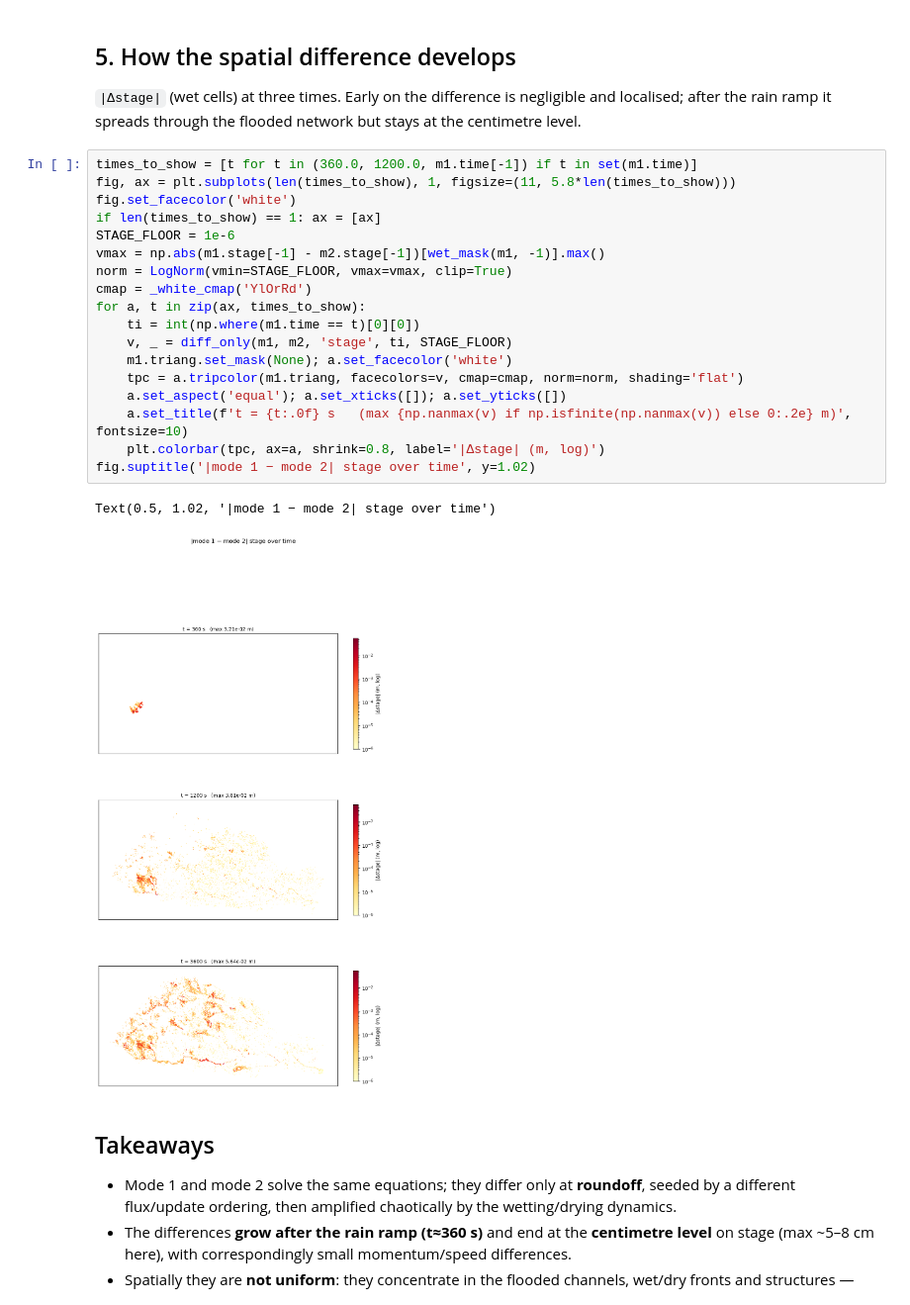
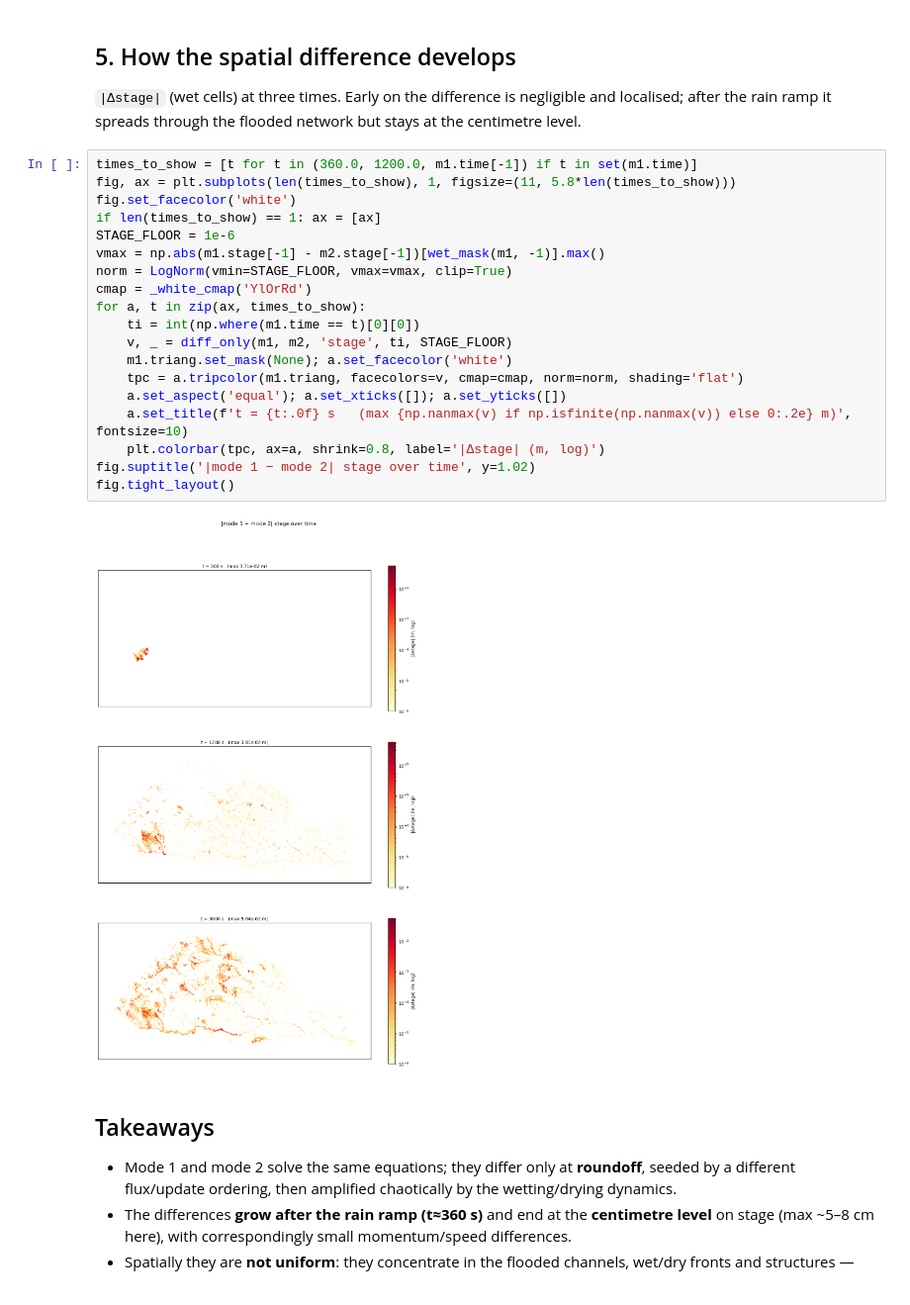
Before and after one commit to stoiver/anuga_core, a Jupyter notebook: validation_tests/case_studies/towradgi/compare_mode1_mode2.ipynb, the cells around one changed output. Shown at 99% size. Drawn from its saved outputs; the diff is of its cells as text.

Commit message:
docs(towradgi): tight_layout on the section-5 figure to match section 4
Section 4 called fig.tight_layout() but section 5 did not, so its stacked panels
kept default spacing and did not fill the figure as neatly. Add tight_layout();
the two stacked figures now compact identically (aspect 0.57 vs 0.59). Re-executed,
0 errors, 3 figures.

Co-Authored-By: Claude Opus 4.8 <noreply@anthropic.com>

```diff
--- a/validation_tests/case_studies/towradgi/compare_mode1_mode2.ipynb
+++ b/validation_tests/case_studies/towradgi/compare_mode1_mode2.ipynb
@@ -168,24 +168,24 @@ level.
 # %%
 times_to_show = [t for t in (360.0, 1200.0, m1.time[-1]) if t in set(m1.time)]
 fig, ax = plt.subplots(len(times_to_show), 1, figsize=(11, 5.8*len(times_to_show)))
 fig.set_facecolor('white')
 if len(times_to_show) == 1: ax = [ax]
 STAGE_FLOOR = 1e-6
 vmax = np.abs(m1.stage[-1] - m2.stage[-1])[wet_mask(m1, -1)].max()
 norm = LogNorm(vmin=STAGE_FLOOR, vmax=vmax, clip=True)
 cmap = _white_cmap('YlOrRd')
 for a, t in zip(ax, times_to_show):
     ti = int(np.where(m1.time == t)[0][0])
     v, _ = diff_only(m1, m2, 'stage', ti, STAGE_FLOOR)
     m1.triang.set_mask(None); a.set_facecolor('white')
     tpc = a.tripcolor(m1.triang, facecolors=v, cmap=cmap, norm=norm, shading='flat')
     a.set_aspect('equal'); a.set_xticks([]); a.set_yticks([])
     a.set_title(f't = {t:.0f} s   (max {np.nanmax(v) if np.isfinite(np.nanmax(v)) else 0:.2e} m)', fontsize=10)
     plt.colorbar(tpc, ax=a, shrink=0.8, label='|Δstage| (m, log)')
 fig.suptitle('|mode 1 − mode 2| stage over time', y=1.02)
+fig.tight_layout()
 # %% [output]
-Text(0.5, 1.02, '|mode 1 − mode 2| stage over time')
-[figure, old version]
+[figure, new version]
 # %% [markdown]
 ## Takeaways
 
```
